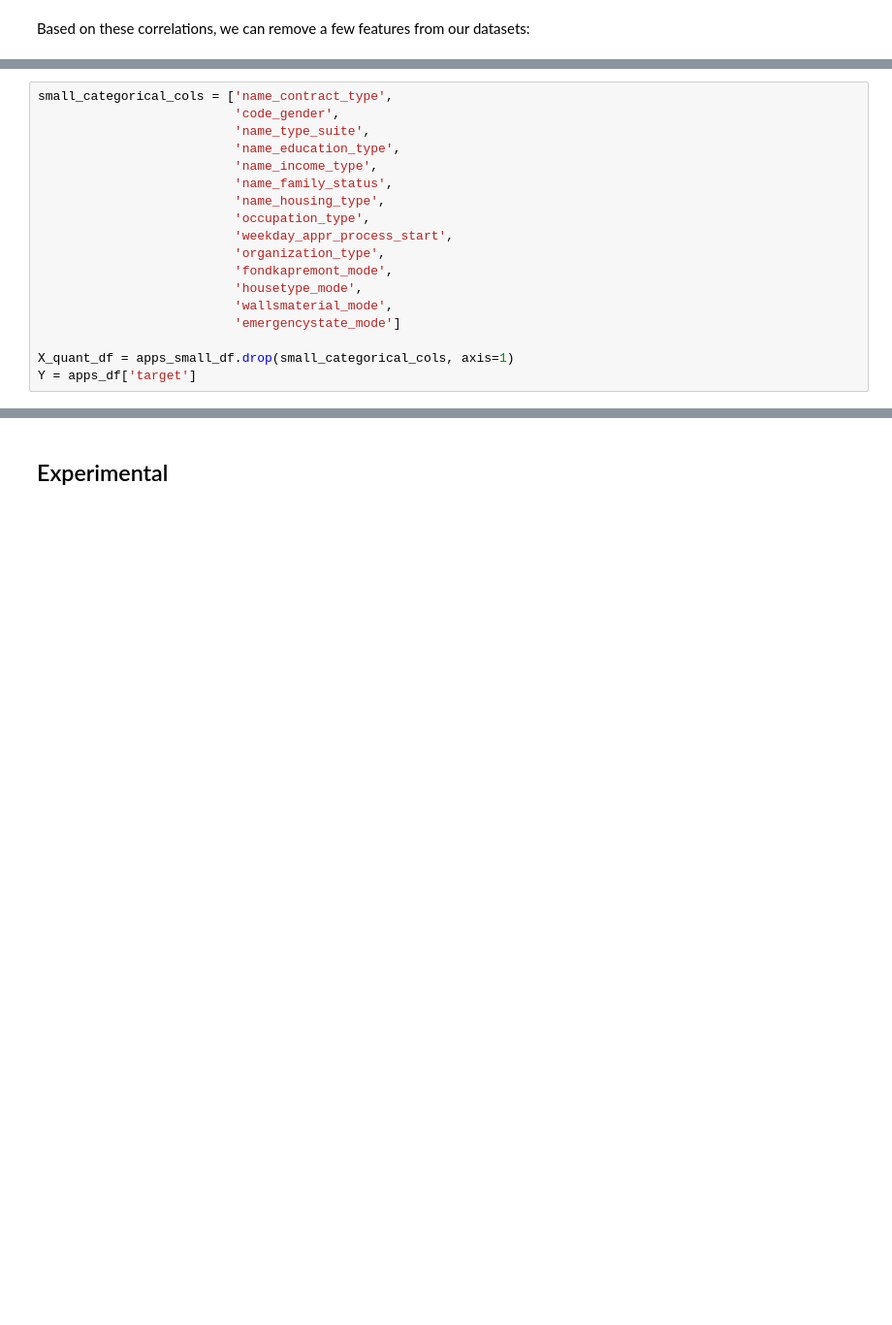
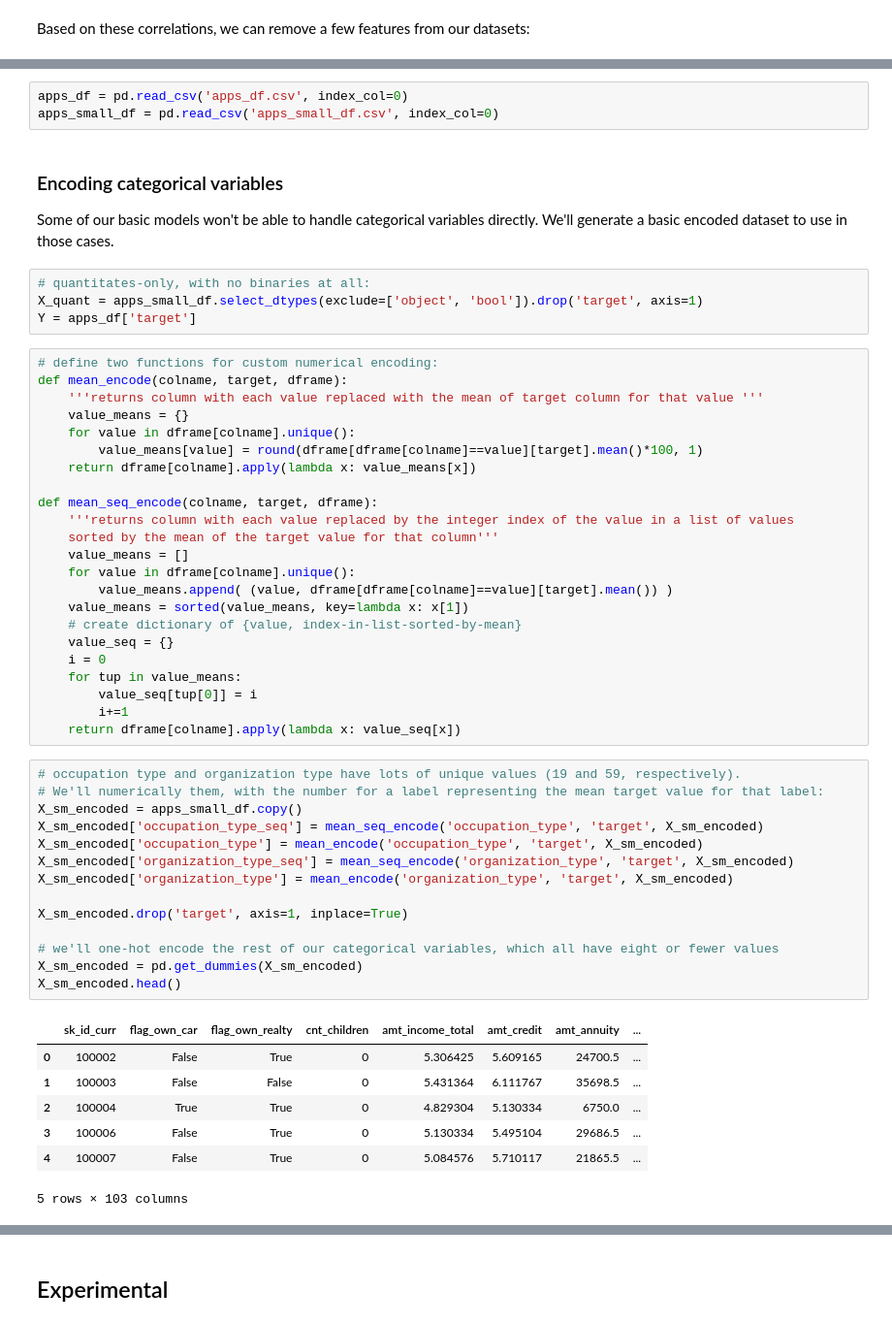
Before and after one commit to wwwslinger/drills, a Jupyter notebook: Thinkful/drills/Supervised Learning Capstone.ipynb, the cells around one changed output, grey strips where cells are left out. Shown at 97% size. Drawn from its saved outputs; the diff is of its cells as text; blank space fills up the shorter version.

```diff
--- a/Thinkful/drills/Supervised Learning Capstone.ipynb
+++ b/Thinkful/drills/Supervised Learning Capstone.ipynb
@@ -288,18 +288,56 @@ First, we'll create a quantitatives-only version of the dataset:
-# %%
-small_categorical_cols = ['name_contract_type',
-                          'code_gender',
-                          'name_type_suite',
-                          'name_education_type',
-                          'name_income_type',
-                          'name_family_status',
-                          'name_housing_type',
-                          'occupation_type',
-                          'weekday_appr_process_start',
-                          'organization_type',
-                          'fondkapremont_mode',
-                          'housetype_mode',
-                          'wallsmaterial_mode',
-                          'emergencystate_mode']
-
-X_quant_df = apps_small_df.drop(small_categorical_cols, axis=1)
-Y = apps_df['target']
+# %%
+apps_df = pd.read_csv('apps_df.csv', index_col=0)
+apps_small_df = pd.read_csv('apps_small_df.csv', index_col=0)
+# %% [markdown]
+### Encoding categorical variables
+
+Some of our basic models won't be able to handle categorical variables directly.  We'll generate a basic encoded dataset to use in those cases.
+# %%
+# quantitates-only, with no binaries at all:
+X_quant = apps_small_df.select_dtypes(exclude=['object', 'bool']).drop('target', axis=1)
+Y = apps_df['target']
+# %%
+# define two functions for custom numerical encoding:
+def mean_encode(colname, target, dframe):
+    '''returns column with each value replaced with the mean of target column for that value '''
+    value_means = {}
+    for value in dframe[colname].unique():
+        value_means[value] = round(dframe[dframe[colname]==value][target].mean()*100, 1)
+    return dframe[colname].apply(lambda x: value_means[x])
+
+def mean_seq_encode(colname, target, dframe):
+    '''returns column with each value replaced by the integer index of the value in a list of values
+    sorted by the mean of the target value for that column'''
+    value_means = []
+    for value in dframe[colname].unique():
+        value_means.append( (value, dframe[dframe[colname]==value][target].mean()) )
+    value_means = sorted(value_means, key=lambda x: x[1])
+    # create dictionary of {value, index-in-list-sorted-by-mean}
+    value_seq = {}
+    i = 0
+    for tup in value_means:
+        value_seq[tup[0]] = i
+        i+=1
+    return dframe[colname].apply(lambda x: value_seq[x])
+# %%
+# occupation type and organization type have lots of unique values (19 and 59, respectively).
+# We'll numerically them, with the number for a label representing the mean target value for that label:
+X_sm_encoded = apps_small_df.copy()
+X_sm_encoded['occupation_type_seq'] = mean_seq_encode('occupation_type', 'target', X_sm_encoded)
+X_sm_encoded['occupation_type'] = mean_encode('occupation_type', 'target', X_sm_encoded)
+X_sm_encoded['organization_type_seq'] = mean_seq_encode('organization_type', 'target', X_sm_encoded)
+X_sm_encoded['organization_type'] = mean_encode('organization_type', 'target', X_sm_encoded)
+
+X_sm_encoded.drop('target', axis=1, inplace=True)
+
+# we'll one-hot encode the rest of our categorical variables, which all have eight or fewer values
+X_sm_encoded = pd.get_dummies(X_sm_encoded)
+X_sm_encoded.head()
+# %% [output]
+|  | sk_id_curr | flag_own_car | flag_own_realty | cnt_children | amt_income_total | amt_credit | amt_annuity | ... |
+| 0 | 100002 | False | True | 0 | 5.306425 | 5.609165 | 24700.5 | ... |
+| 1 | 100003 | False | False | 0 | 5.431364 | 6.111767 | 35698.5 | ... |
+| 2 | 100004 | True | True | 0 | 4.829304 | 5.130334 | 6750.0 | ... |
+| 3 | 100006 | False | True | 0 | 5.130334 | 5.495104 | 29686.5 | ... |
+| 4 | 100007 | False | True | 0 | 5.084576 | 5.710117 | 21865.5 | ... |
+5 rows × 103 columns
```
Also changed, not shown: parts of 49 cells of this notebook.
